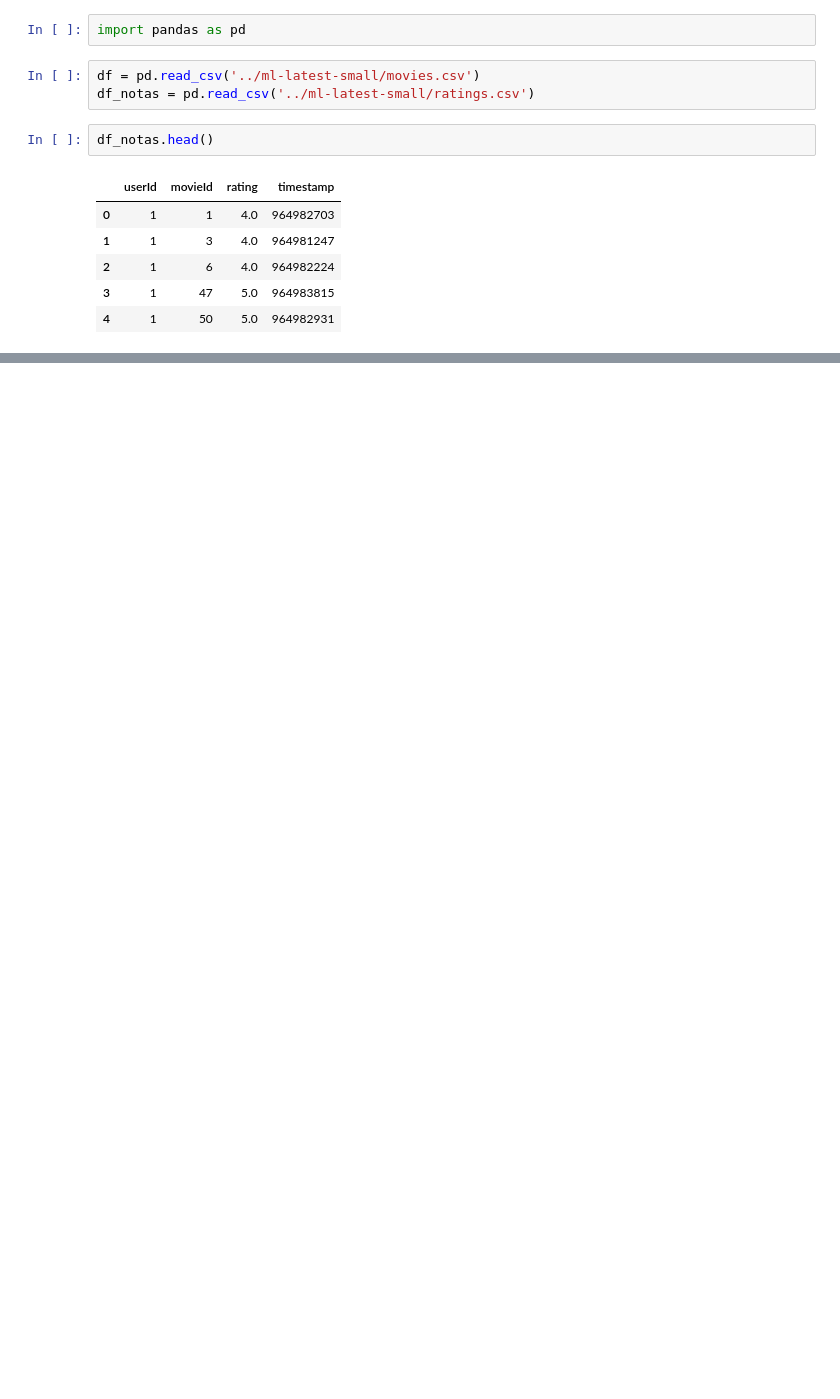
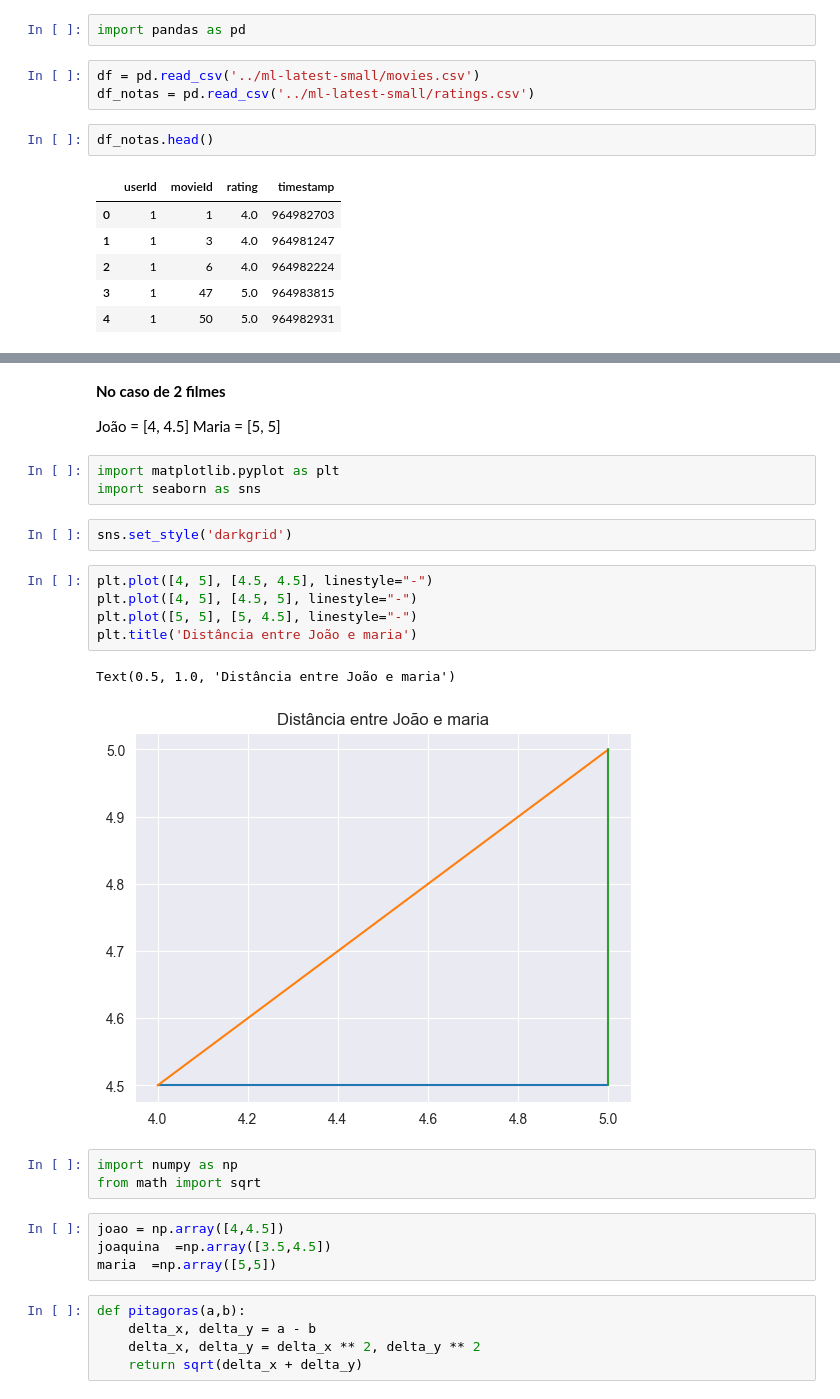
Before and after one commit to xpcosmos/sistema-de-recomendacao, a Jupyter notebook: notebooks/introducao.ipynb, the cells around one changed output, grey strips where cells are left out. Drawn from its saved outputs; the diff is of its cells as text; blank space fills up the shorter version.

```diff
--- a/notebooks/introducao.ipynb
+++ b/notebooks/introducao.ipynb
@@ -34,0 +139,30 @@ df.merge(total_score, 'inner', 'movieId')
+# %% [markdown]
+**No caso de 2 filmes**
+
+João = [4, 4.5]
+Maria = [5, 5]
+# %%
+import matplotlib.pyplot as plt
+import seaborn as sns
+# %%
+sns.set_style('darkgrid')
+# %%
+plt.plot([4, 5], [4.5, 4.5], linestyle="-")
+plt.plot([4, 5], [4.5, 5], linestyle="-")
+plt.plot([5, 5], [5, 4.5], linestyle="-")
+plt.title('Distância entre João e maria')
+# %% [output]
+Text(0.5, 1.0, 'Distância entre João e maria')
+[figure, added]
+# %%
+import numpy as np
+from math import sqrt
+# %%
+joao = np.array([4,4.5])
+joaquina  =np.array([3.5,4.5])
+maria  =np.array([5,5])
+# %%
+def pitagoras(a,b):
+    delta_x, delta_y = a - b
+    delta_x, delta_y = delta_x ** 2, delta_y ** 2
+    return sqrt(delta_x + delta_y)
```
Also changed, not shown: parts of 44 cells of this notebook.
